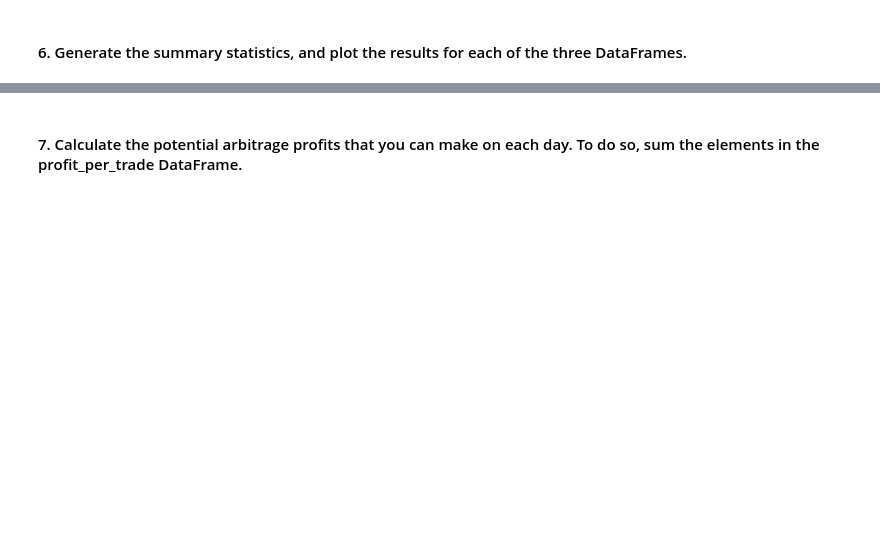
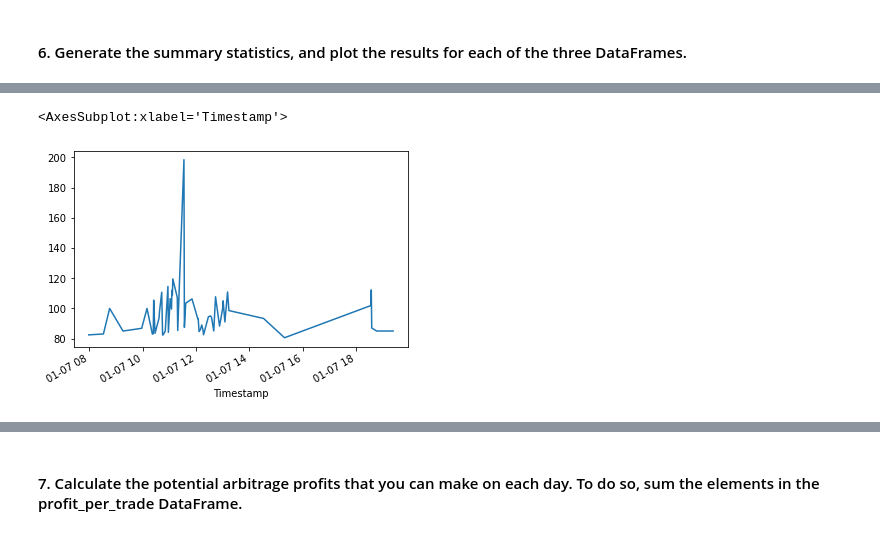
Before and after one commit to endie5/challenge3, a Jupyter notebook: Starter_Code/crypto_arbitrage.ipynb, the cells around one changed output, grey strips where cells are left out. Cells and saved outputs as stored; diff of their text form; code cells hidden in the pictures; blank space fills up the shorter version.

```diff
--- a/Starter_Code/crypto_arbitrage.ipynb
+++ b/Starter_Code/crypto_arbitrage.ipynb
@@ -740,11 +740,18 @@ Although there is increasingly more amount of arbitrage opportunities as time go
 # %%
 # For the date early in the dataset, calculate the potential profit per trade in dollars
 # Multiply the profitable trades by the cost of the Bitcoin that was purchased
-profit_early = # YOUR CODE HERE
+profit_early = spread_return_early[spread_return_early > 0.005] * bitstamp_sliced["Close"].loc['2018-01-07']
+profit_middle = spread_return_middle[spread_return_middle > 0.005] * coinbase_sliced["Close"].loc['2018-02-14']
+profit_late = spread_return_late[spread_return_late > 0.005] *  coinbase_sliced["Close"].loc['2018-03-28']
+
+
 
 # Drop any missing values from the profit DataFrame
-profit_per_trade_early = # YOUR CODE HERE
+profit_per_trade_early = profit_early.dropna()
+profit_per_trade_middle = profit_middle.dropna()
+profit_per_trade_late = profit_late.dropna()
 
 # View the early profit DataFrame
 # YOUR CODE HERE
+profit_per_trade_early.head()
 # %% [output]
@@ -757,3 +836,7 @@ SyntaxError: invalid syntax (<ipython-input-54-276f20b4d17b>, line 3)
 # %%
 # Plot the results for the early profit per trade DataFrame
 # YOUR CODE HERE
+profit_per_trade_early.plot()
+# %% [output]
+<AxesSubplot:xlabel='Timestamp'>
+[figure, added]
```
Also changed, not shown: parts of 15 cells of this notebook.
